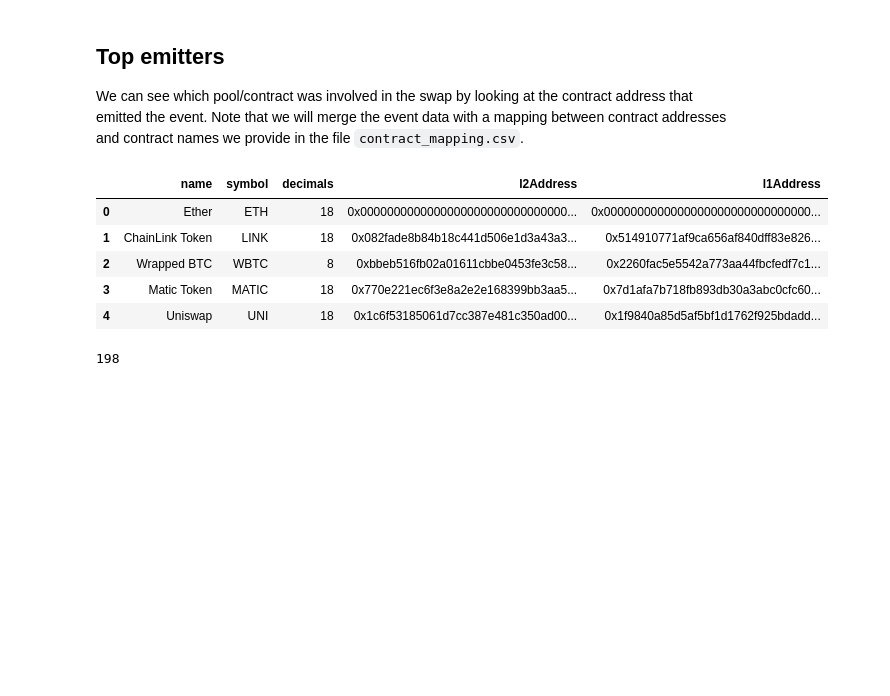
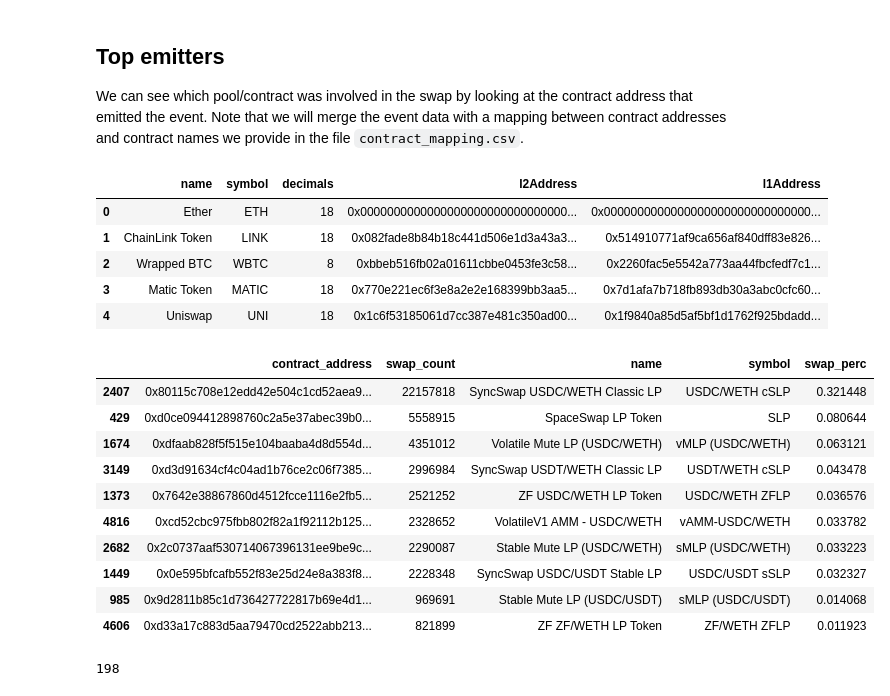
Before and after one commit to matter-labs/zksync-data-dump, a Jupyter notebook: notebooks/04-data-exploration-swaps.ipynb, the cells around one changed output. Drawn from its saved outputs; the diff is of its cells as text; code cells hidden in the pictures; blank space fills up the shorter version.

Commit message:
Update swap analysis

```diff
--- a/notebooks/04-data-exploration-swaps.ipynb
+++ b/notebooks/04-data-exploration-swaps.ipynb
@@ -220,6 +228,20 @@ hash_emitters_df = (
     .sort_values("swap_count", ascending=False)
 )
 hash_emitters_df["swap_perc"] = hash_emitters_df["swap_count"]/hash_emitters_df["swap_count"].sum()
+# %%
+hash_emitters_df.head(10)
+# %% [output]
+|  | contract_address | swap_count | name | symbol | swap_perc |
+| 2407 | 0x80115c708e12edd42e504c1cd52aea9... | 22157818 | SyncSwap USDC/WETH Classic LP | USDC/WETH cSLP | 0.321448 |
+| 429 | 0xd0ce094412898760c2a5e37abec39b0... | 5558915 | SpaceSwap LP Token | SLP | 0.080644 |
+| 1674 | 0xdfaab828f5f515e104baaba4d8d554d... | 4351012 | Volatile Mute LP (USDC/WETH) | vMLP (USDC/WETH) | 0.063121 |
+| 3149 | 0xd3d91634cf4c04ad1b76ce2c06f7385... | 2996984 | SyncSwap USDT/WETH Classic LP | USDT/WETH cSLP | 0.043478 |
+| 1373 | 0x7642e38867860d4512fcce1116e2fb5... | 2521252 | ZF USDC/WETH LP Token | USDC/WETH ZFLP | 0.036576 |
+| 4816 | 0xcd52cbc975fbb802f82a1f92112b125... | 2328652 | VolatileV1 AMM - USDC/WETH | vAMM-USDC/WETH | 0.033782 |
+| 2682 | 0x2c0737aaf530714067396131ee9be9c... | 2290087 | Stable Mute LP (USDC/WETH) | sMLP (USDC/WETH) | 0.033223 |
+| 1449 | 0x0e595bfcafb552f83e25d24e8a383f8... | 2228348 | SyncSwap USDC/USDT Stable LP | USDC/USDT sSLP | 0.032327 |
+| 985 | 0x9d2811b85c1d736427722817b69e4d1... | 969691 | Stable Mute LP (USDC/USDT) | sMLP (USDC/USDT) | 0.014068 |
+| 4606 | 0xd33a17c883d5aa79470cd2522abb213... | 821899 | ZF ZF/WETH LP Token | ZF/WETH ZFLP | 0.011923 |
 # %%
 emitters_df = (
     hash_emitters_df
```
Also changed, not shown: parts of 15 cells of this notebook.
